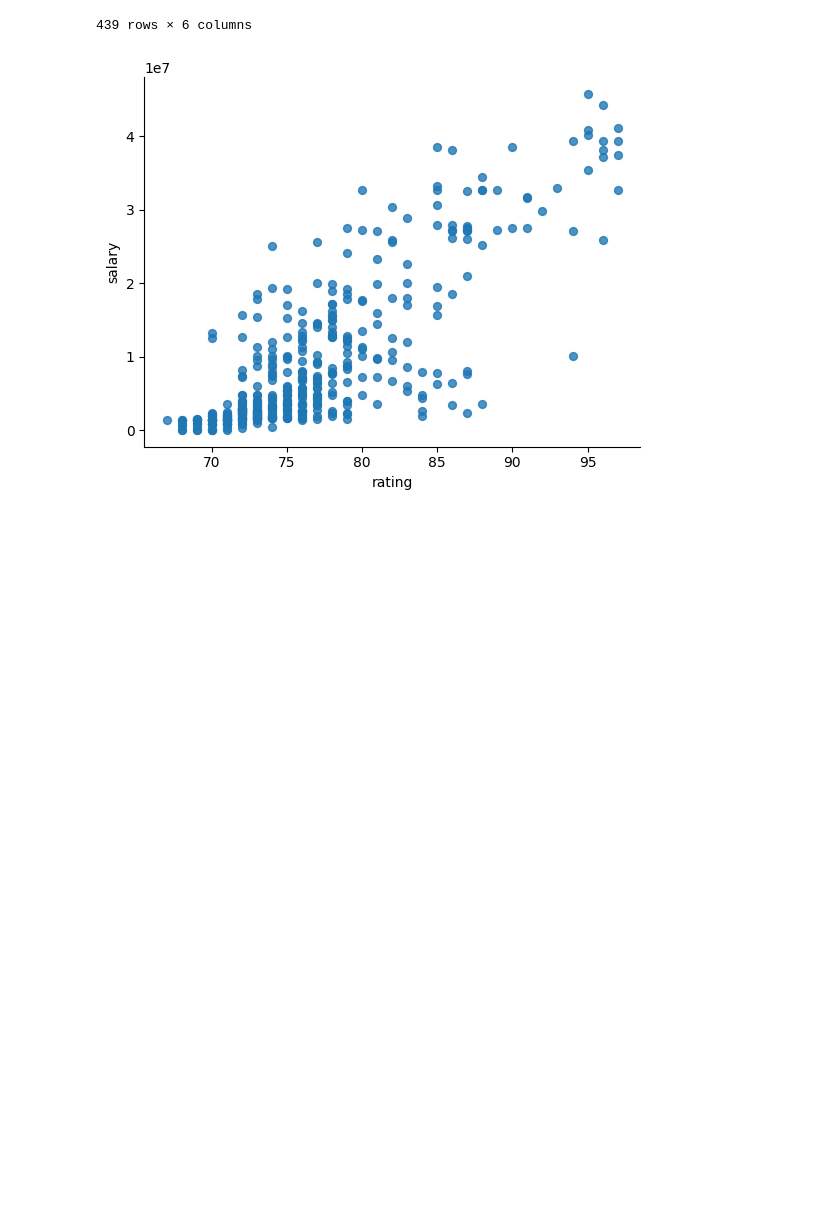
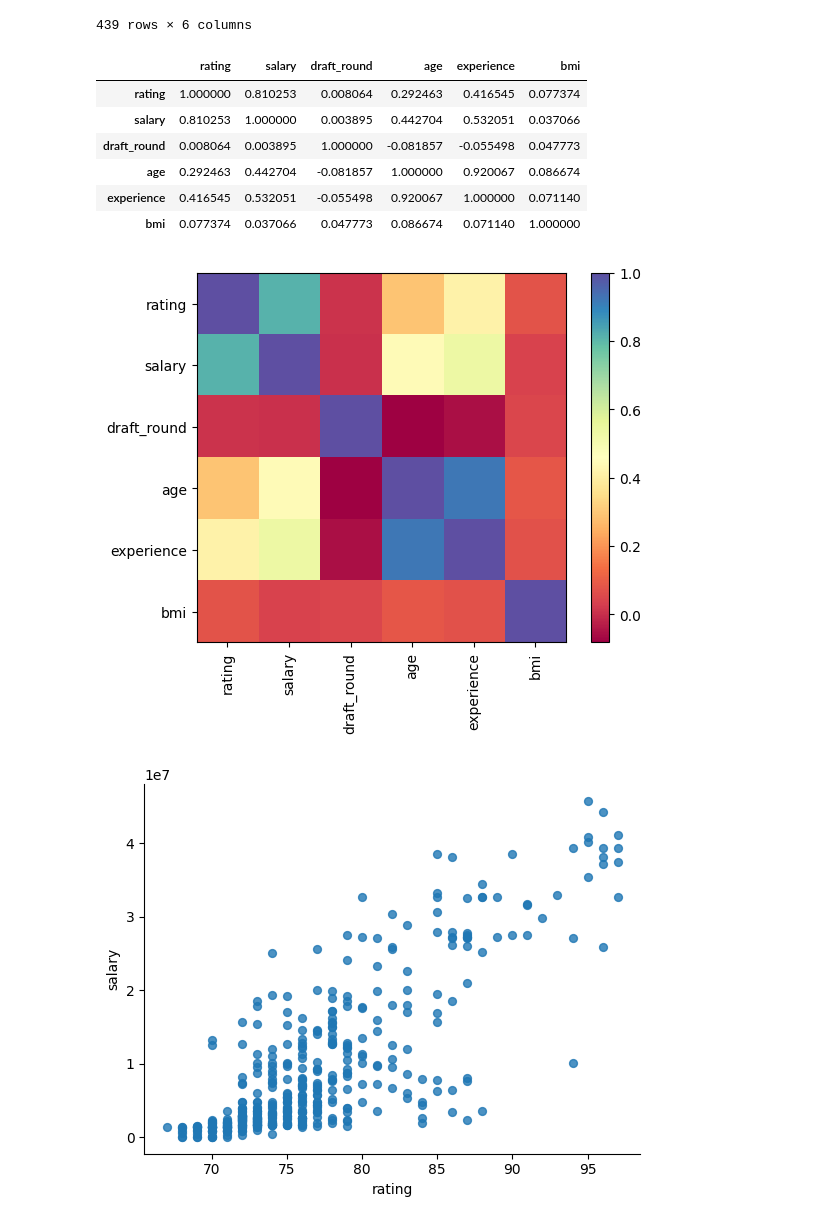
Before and after one commit to vshalisko/PythonIntro, a Jupyter notebook: Unidad_3/Proyecto_4_borrador.ipynb, the cells around one changed output. Cells and saved outputs as stored; diff of their text form; code cells hidden in the pictures; blank space fills up the shorter version.

```diff
--- a/Unidad_3/Proyecto_4_borrador.ipynb
+++ b/Unidad_3/Proyecto_4_borrador.ipynb
@@ -30,4 +30,23 @@ display(df)
 | 437 | 94 | 39340000 | 1 | 31 | 9 | 25.04 |
 | 438 | 91 | 31580000 | 1 | 27 | 7 | 25.00 |
 439 rows × 6 columns
+# %%
+from matplotlib import pyplot as plt
+
+display(df.corr())
+
+plt.imshow(df.corr(), cmap="Spectral")
+plt.yticks(range(len(df.corr().columns)), df.corr().columns)
+plt.xticks(range(len(df.corr().columns)), df.corr().columns, rotation=90)
+plt.colorbar()
+plt.show()
+# %% [output]
+|  | rating | salary | draft_round | age | experience | bmi |
+| rating | 1.000000 | 0.810253 | 0.008064 | 0.292463 | 0.416545 | 0.077374 |
+| salary | 0.810253 | 1.000000 | 0.003895 | 0.442704 | 0.532051 | 0.037066 |
+| draft_round | 0.008064 | 0.003895 | 1.000000 | -0.081857 | -0.055498 | 0.047773 |
+| age | 0.292463 | 0.442704 | -0.081857 | 1.000000 | 0.920067 | 0.086674 |
+| experience | 0.416545 | 0.532051 | -0.055498 | 0.920067 | 1.000000 | 0.071140 |
+| bmi | 0.077374 | 0.037066 | 0.047773 | 0.086674 | 0.071140 | 1.000000 |
+[figure, added]
 # %%
```
Also changed, not shown: parts of 11 cells of this notebook.
